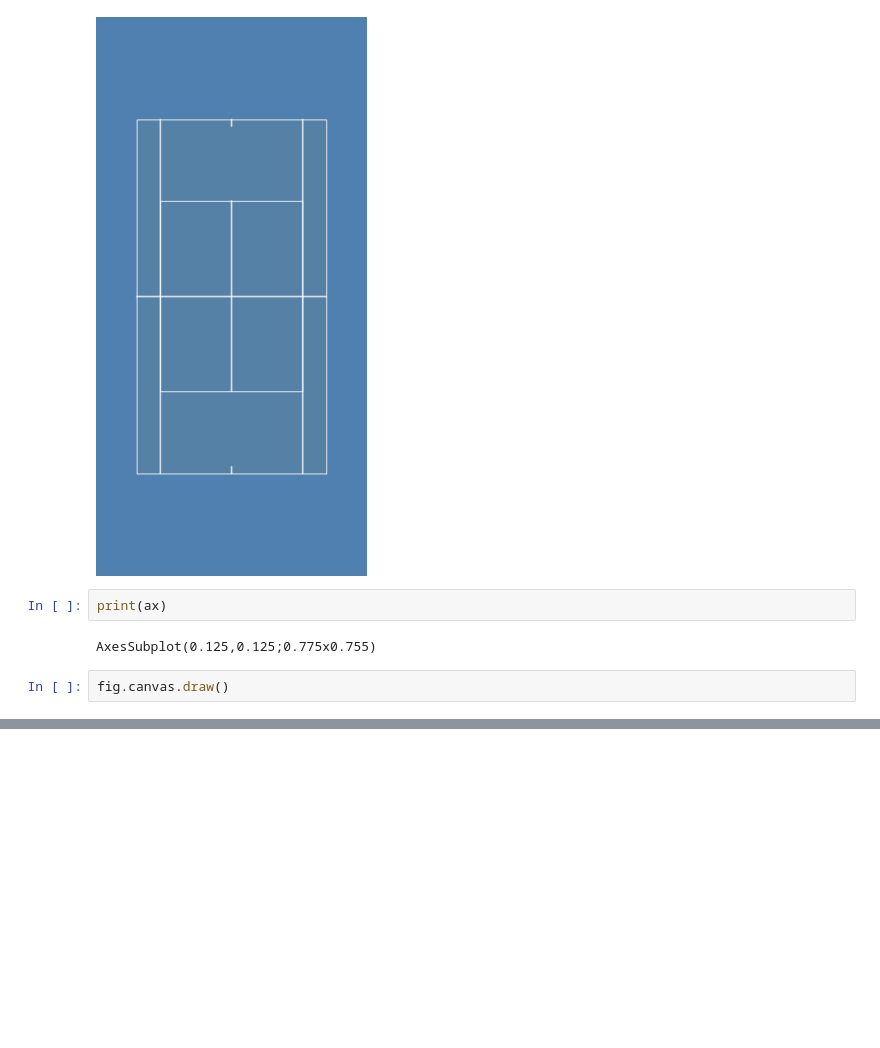
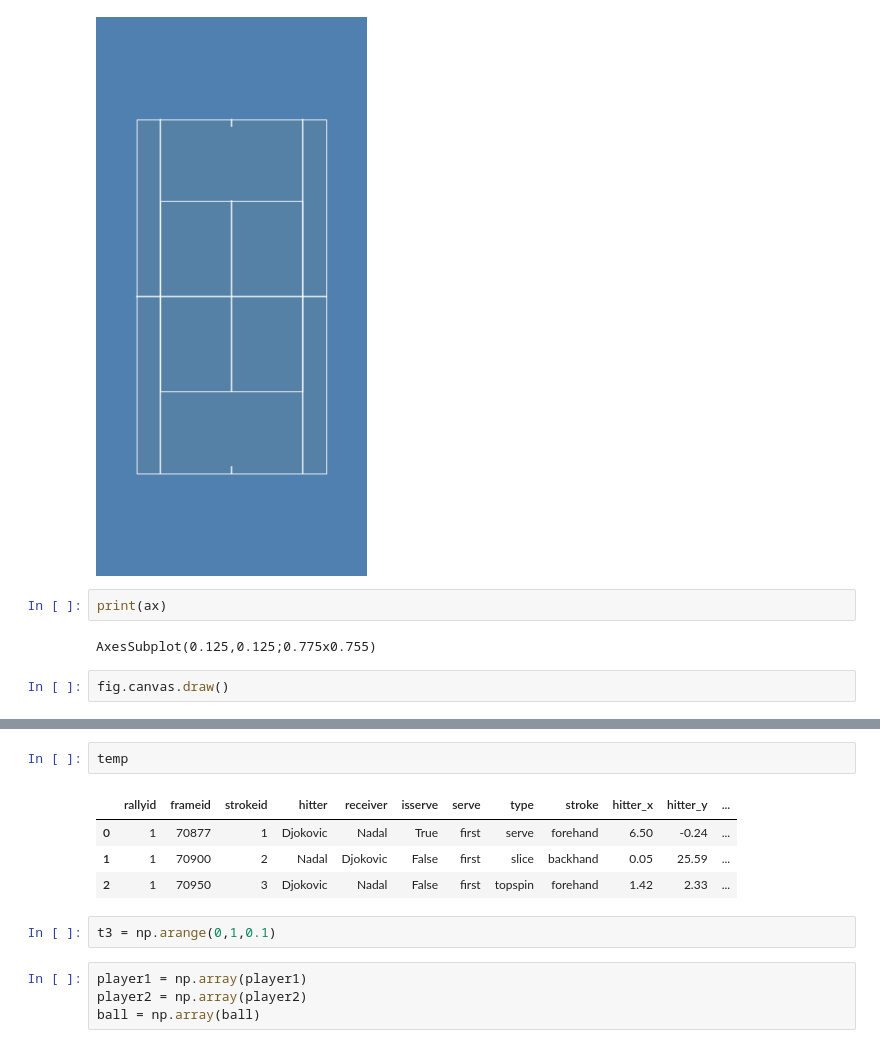
Before and after one commit to zacmcnulty123/data_viz, a Jupyter notebook: Final_Project/Untitled.ipynb, the cells around one changed output, grey strips where cells are left out. Cells and saved outputs as stored; diff of their text form; blank space fills up the shorter version.

```diff
--- a/Final_Project/Untitled.ipynb
+++ b/Final_Project/Untitled.ipynb
@@ -252,0 +353,13 @@ anim.save('temp.mp4', writer=writer)
+# %%
+temp
+# %% [output]
+|  | rallyid | frameid | strokeid | hitter | receiver | isserve | serve | type | stroke | hitter_x | hitter_y | ... |
+| 0 | 1 | 70877 | 1 | Djokovic | Nadal | True | first | serve | forehand | 6.50 | -0.24 | ... |
+| 1 | 1 | 70900 | 2 | Nadal | Djokovic | False | first | slice | backhand | 0.05 | 25.59 | ... |
+| 2 | 1 | 70950 | 3 | Djokovic | Nadal | False | first | topspin | forehand | 1.42 | 2.33 | ... |
+# %%
+t3 = np.arange(0,1,0.1)
+# %%
+player1 = np.array(player1)
+player2 = np.array(player2)
+ball = np.array(ball)
```
Also changed, not shown: parts of 24 cells of this notebook, 1 other file.
